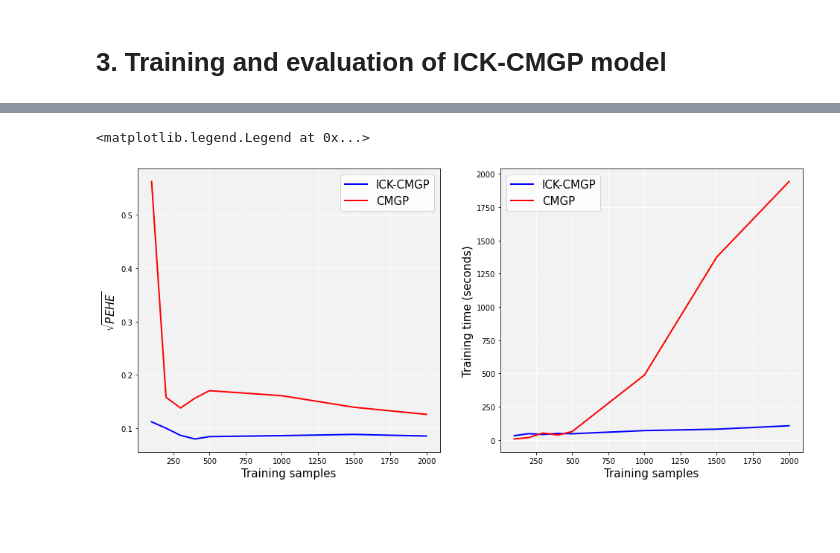
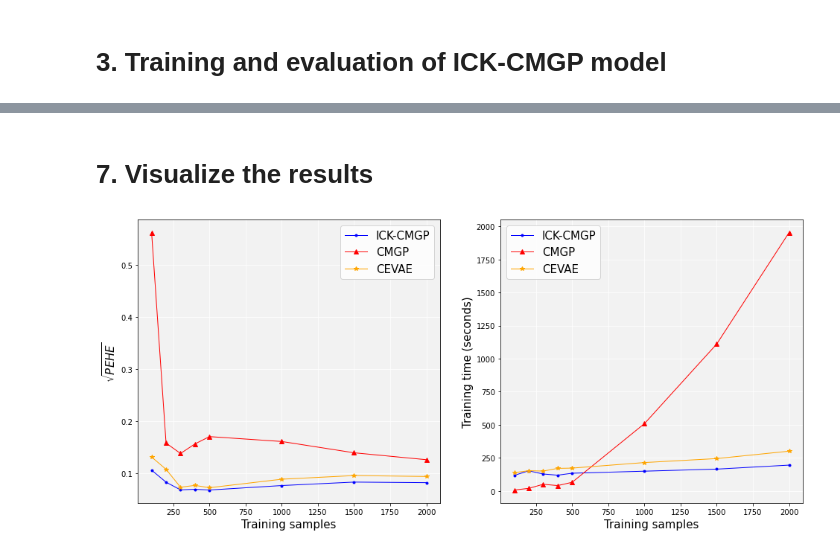
Before and after one commit to jzy95310/ICK, a Jupyter notebook: experiments/causal_inference/acic_challenge_experiment.ipynb, the cells around one changed output, grey strips where cells are left out. Saved outputs shown, nothing was run; the diff lists cells and outputs as text; code cells hidden in the pictures; blank space fills up the shorter version.

Commit message:
Update ACIC challenge experiments

```diff
--- a/experiments/causal_inference/acic_challenge_experiment.ipynb
+++ b/experiments/causal_inference/acic_challenge_experiment.ipynb
@@ -257,27 +520,36 @@ if __name__ == "__main__":
+# %% [markdown]
+# 7. Visualize the results
 # %%
 with open('./results/acic_challenge_results.pkl', 'rb') as fp:
     res = pkl.load(fp)
 
 fig, axs = plt.subplots(1,2,figsize=(16,7))
 training_samples = list(res.keys())
 sqrt_pehe_ick_cmgp = [x['sqrt_pehe_ick_cmgp'] for x in list(res.values())]
 sqrt_pehe_cmgp = [x['sqrt_pehe_cmgp'] for x in list(res.values())]
-axs[0].plot(training_samples, sqrt_pehe_ick_cmgp, lw=2, color='blue', label='ICK-CMGP')
-axs[0].plot(training_samples, sqrt_pehe_cmgp, lw=2, color='red', label='CMGP')
+sqrt_pehe_cevae = [x['sqrt_pehe_cevae'] for x in list(res.values())]
+axs[0].plot(training_samples, sqrt_pehe_ick_cmgp, lw=1, color='blue', marker='.', label='ICK-CMGP')
+axs[0].plot(training_samples, sqrt_pehe_cmgp, lw=1, color='red', marker='^', label='CMGP')
+axs[0].plot(training_samples, sqrt_pehe_cevae, lw=1, color='orange', marker='*', label='CEVAE')
 axs[0].set_xlabel('Training samples', fontsize=15)
 axs[0].set_ylabel('$\sqrt{PEHE}$', fontsize=15)
 axs[0].set_facecolor('#F2F2F2')
 axs[0].grid(color='white')
 axs[0].legend(fontsize=15)
 train_time_ick_cmgp = [x['train_time_ick_cmgp'] for x in list(res.values())]
 train_time_cmgp = [x['train_time_cmgp'] for x in list(res.values())]
-axs[1].plot(training_samples, train_time_ick_cmgp, lw=2, color='blue', label='ICK-CMGP')
-axs[1].plot(training_samples, train_time_cmgp, lw=2, color='red', label='CMGP')
+train_time_cevae = [x['train_time_cevae'] for x in list(res.values())]
+axs[1].plot(training_samples, train_time_ick_cmgp, lw=1, color='blue', marker='.', label='ICK-CMGP')
+axs[1].plot(training_samples, train_time_cmgp, lw=1, color='red', marker='^', label='CMGP')
+axs[1].plot(training_samples, train_time_cevae, lw=1, color='orange', marker='*', label='CEVAE')
 axs[1].set_xlabel('Training samples', fontsize=15)
 axs[1].set_ylabel('Training time (seconds)', fontsize=15)
 axs[1].set_facecolor('#F2F2F2')
 axs[1].grid(color='white')
 axs[1].legend(fontsize=15)
+
+if not os.path.exists('./Figures'):
+    os.makedirs('./Figures')
+plt.savefig('./Figures/acic_challenge_results.pdf', dpi=300, bbox_inches='tight')
 # %% [output]
-<matplotlib.legend.Legend at 0x...>
-[figure, old version]
+[figure, new version]
```
Also changed, not shown: parts of 8 cells of this notebook, 8 other files.
